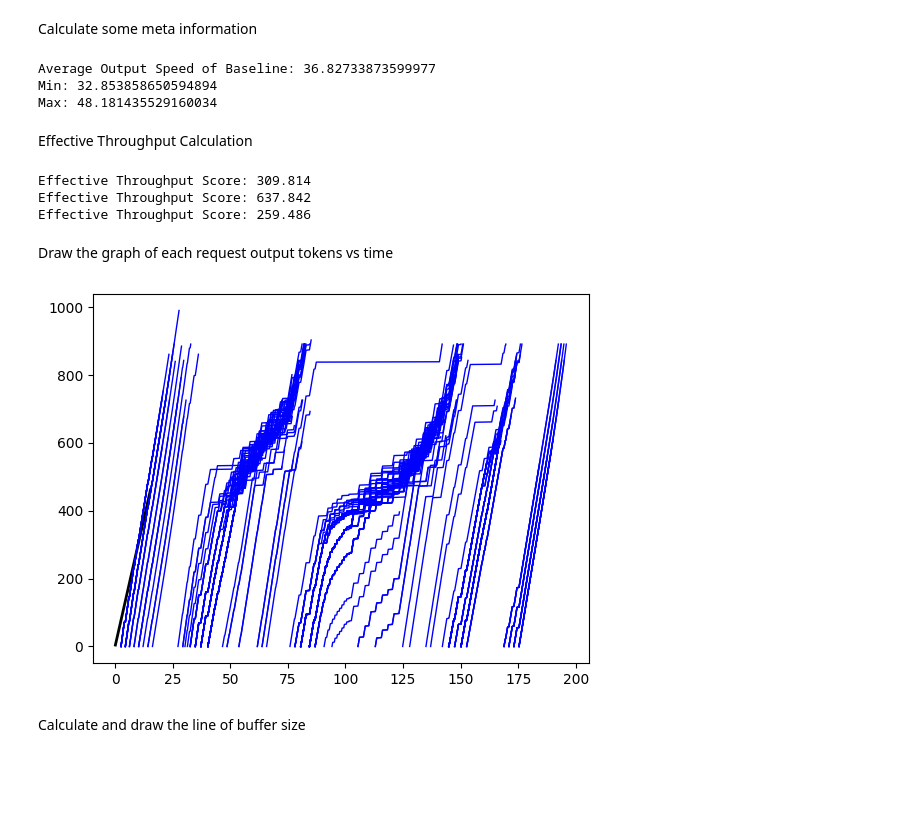
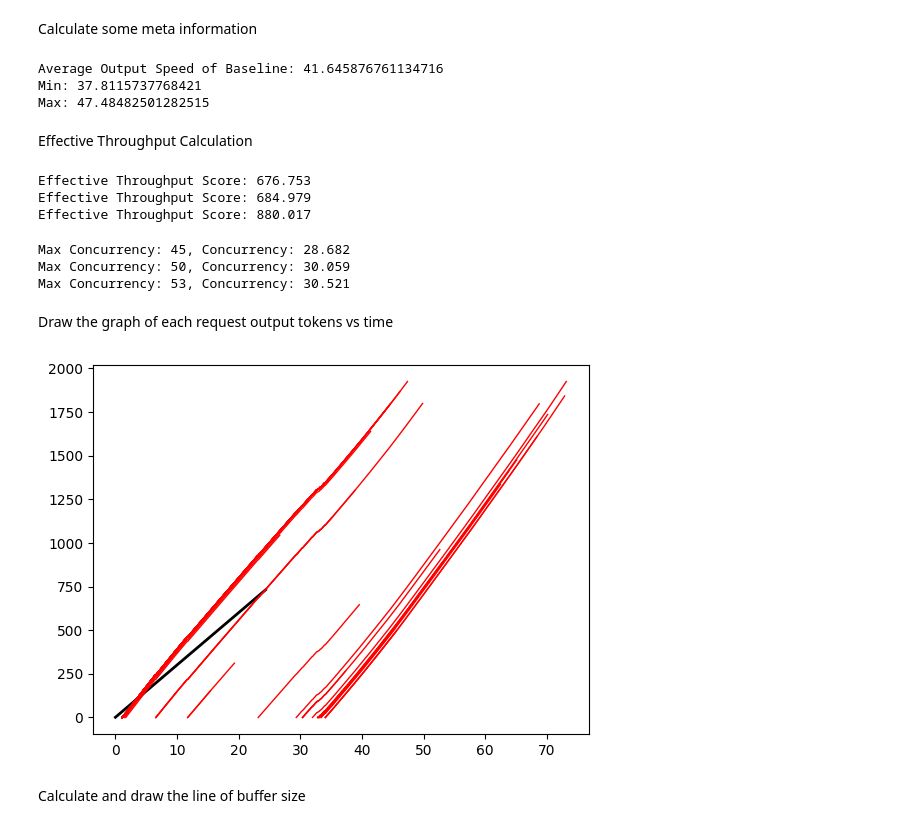
Before and after one commit to flyinglandlord/sglang, a Jupyter notebook: experiments.ipynb, the cells around one changed output. Cells and saved outputs as stored; diff of their text form; code cells hidden in the pictures; blank space fills up the shorter version.

Commit message:
add calculate concurrency by buffer

```diff
--- a/experiments.ipynb
+++ b/experiments.ipynb
@@ -25,16 +25,16 @@ class RequestFuncOutput:
     output_speed: int = 20
     buffer_size: List[float] = field(default_factory=list)
 
-total_time_andes = 84.05
-with open('pkls/poisson4/poisson4_andes_spd25_60_512_2048.pkl', 'rb') as f:
+total_time_andes = 72.58
+with open('pkls/burst/burst_andes_spd30_60_512_2048.pkl', 'rb') as f:
     outputs_andes = pickle.load(f)
 
-total_time = 401.1
-with open('pkls/dianxin/ours_spd20_200.pkl', 'rb') as f:
+total_time = 71.32
+with open('pkls/burst/burst_ours_spd30_msr60_60_512_2048.pkl', 'rb') as f:
     outputs = pickle.load(f)
 
-total_time_baseline = 397.81
-with open('pkls/dianxin/sglang_200.pkl', 'rb') as f:
+total_time_baseline = 73.14
+with open('pkls/burst/burst_sglang_60_512_2048.pkl', 'rb') as f:
     outputs_baseline = pickle.load(f)
 
 for req_baseline, req in zip(outputs_baseline, outputs):
@@ -50,9 +50,9 @@ print('Average Output Speed of Baseline:', sum(output_speed) / len(output_speed)
 print('Min:', min(output_speed))
 print('Max:', max(output_speed))
 # %% [output]
-Average Output Speed of Baseline: 36.82733873599977
-Min: 32.853858650594894
-Max: 48.181435529160034
+Average Output Speed of Baseline: 41.645876761134716
+Min: 37.8115737768421
+Max: 47.48482501282515
 # %% [markdown]
 Effective Throughput Calculation
 # %%
@@ -139,34 +139,68 @@ print(f"Effective Throughput Score: {et_score:.3f}")
 et_score = compute_effective_throughput(outputs, total_time=total_time)
 print(f"Effective Throughput Score: {et_score:.3f}")
 # %% [output]
-Effective Throughput Score: 309.814
-Effective Throughput Score: 637.842
-Effective Throughput Score: 259.486
+Effective Throughput Score: 676.753
+Effective Throughput Score: 684.979
+Effective Throughput Score: 880.017
+# %%
+# calculate requests concurrency
+def calculate_concurrency(requests: List[RequestFuncOutput], total_time: float) -> float:
+    token_timestamps = []
+    virtual_buffer = np.zeros(len(requests))
+    for i, req in enumerate(requests):
+        timestamp = req.ttft
+        token_timestamps.append((timestamp, i))
+        for t in req.itl:
+            timestamp += t
+            token_timestamps.append((timestamp, i))
+    token_timestamps.sort(key=lambda x: x[0])
+    concurrency = 0.0
+    max_concurrency = 0.0
+    last_timestamp = 0.0
+    output_speed = np.array([req.output_speed for req in requests])
+    for timestamp, req in token_timestamps:
+        interval = timestamp - last_timestamp
+        consumed_buffer = np.minimum(virtual_buffer, interval * output_speed)
+        concurrency += np.sum(np.divide(consumed_buffer, output_speed))
+        virtual_buffer -= consumed_buffer
+        virtual_buffer[req] += 1
+        max_concurrency = max(max_concurrency, np.sum(virtual_buffer > 0))
+        last_timestamp = timestamp
+    concurrency /= total_time
+    print(f"Max Concurrency: {max_concurrency}, Concurrency: {concurrency:.3f}")
+
+calculate_concurrency(outputs_baseline, total_time=total_time_baseline)
+calculate_concurrency(outputs_andes, total_time=total_time_andes)
+calculate_concurrency(outputs, total_time=total_time)
+# %% [output]
+Max Concurrency: 45, Concurrency: 28.682
+Max Concurrency: 50, Concurrency: 30.059
+Max Concurrency: 53, Concurrency: 30.521
 # %% [markdown]
 Draw the graph of each request output tokens vs time
 # %%
-draw_target = outputs
+draw_target = outputs_baseline
 
 output = draw_target[1]
 cum_itl = [0] + np.cumsum(output.itl)
 
 min_request_time = draw_target[0].request_time
 for i in range(len(draw_target)):
     min_request_time = min(min_request_time, draw_target[i].request_time)
 
 # reference lien of 20 token/s
 plt.plot(cum_itl, [30 * (x) for x in cum_itl], label='20 token/sec', color='black', linewidth=2)
 
 for i in range(len(draw_target)):
     output = draw_target[i]
     cum_itl = [0] + np.cumsum(output.itl)
     token_num = list(range(0, len(cum_itl)))
     if output.output_speed < 30:
         plt.plot((output.request_time - min_request_time) + output.ttft + cum_itl, token_num, color='blue', linewidth=1)
     else:
         plt.plot((output.request_time - min_request_time) + output.ttft + cum_itl, token_num, color='red', linewidth=1)
 # %% [output]
-[figure, old version]
+[figure, new version]
 # %% [markdown]
 Calculate and draw the line of buffer size
 # %%
```
Also changed, not shown: parts of 1 cell of this notebook.
